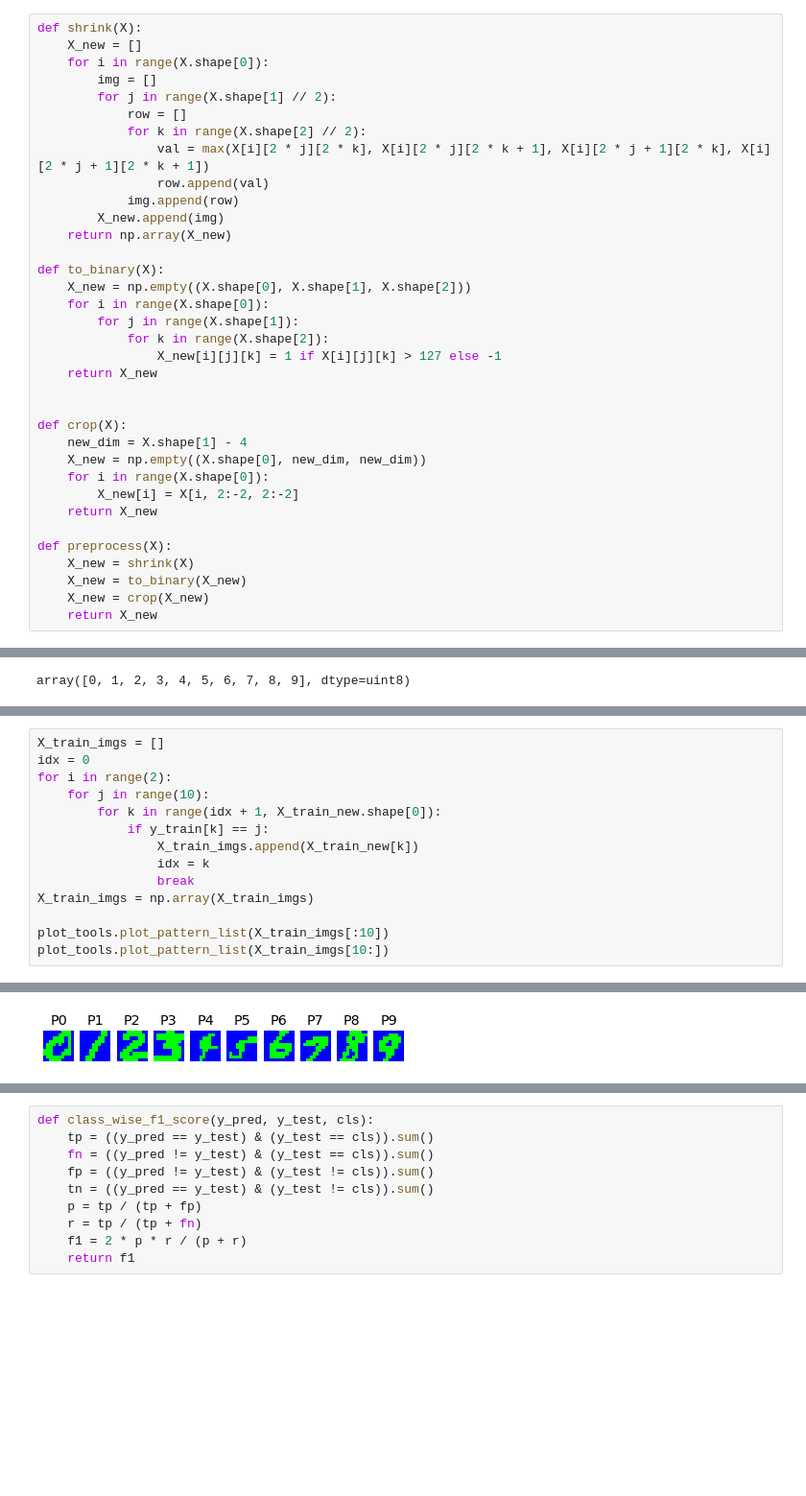
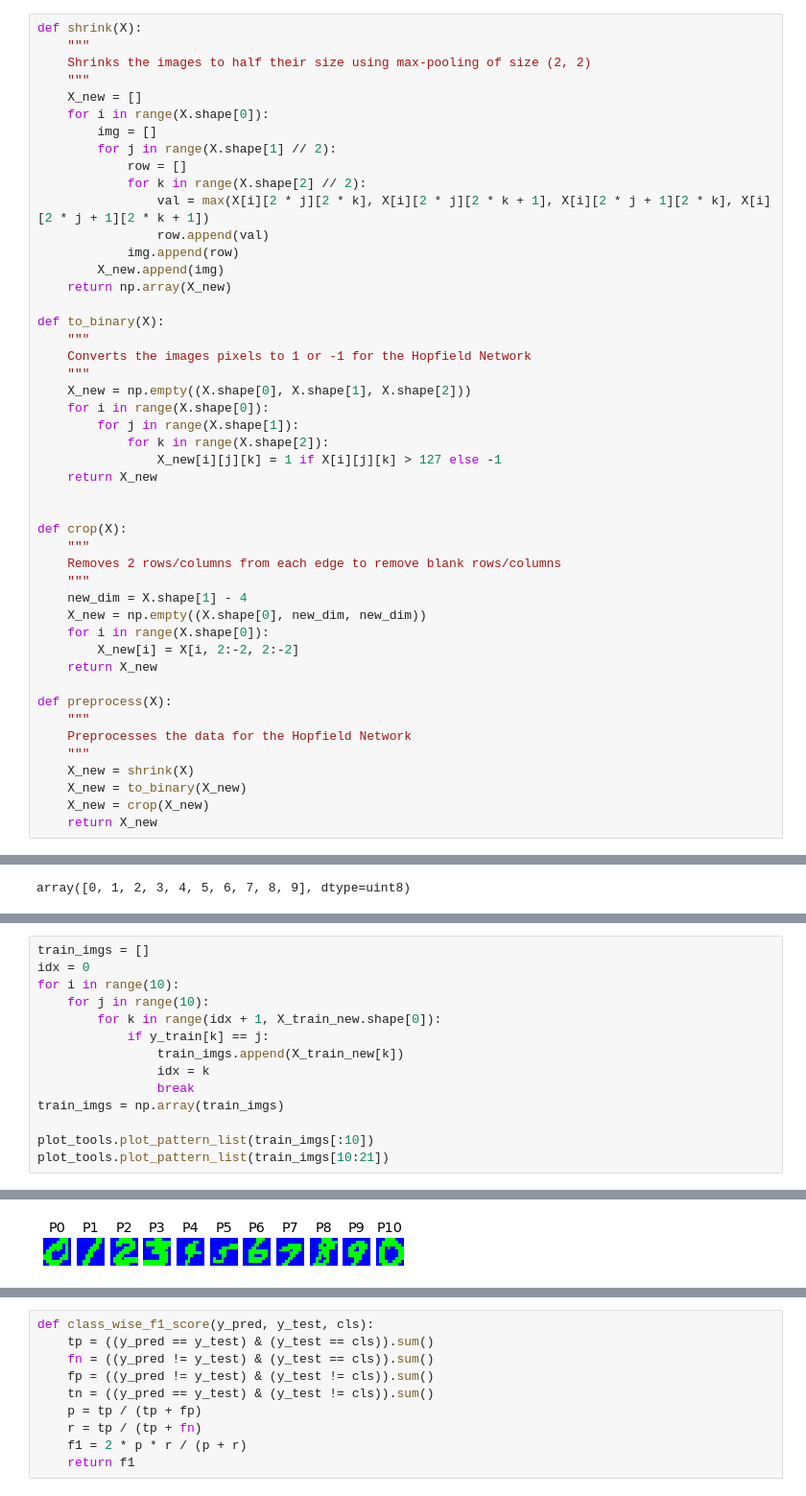
Before and after one commit to yashbg/cs786-comp-cog-sci, a Jupyter notebook: Assignment 1/190997.ipynb, the cells around one changed output, grey strips where cells are left out. Shown at 96% size. Saved outputs shown, nothing was run; the diff lists cells and outputs as text; blank space fills up the shorter version.

```diff
--- a/Assignment 1/190997.ipynb
+++ b/Assignment 1/190997.ipynb
@@ -327,6 +328,9 @@ print(X_test.shape)
 Now, let's preprocess the dataset
 # %%
 def shrink(X):
+    """
+    Shrinks the images to half their size using max-pooling of size (2, 2)
+    """
     X_new = []
     for i in range(X.shape[0]):
         img = []
@@ -340,6 +344,9 @@ def shrink(X):
     return np.array(X_new)
 
 def to_binary(X):
+    """
+    Converts the images pixels to 1 or -1 for the Hopfield Network
+    """
     X_new = np.empty((X.shape[0], X.shape[1], X.shape[2]))
     for i in range(X.shape[0]):
         for j in range(X.shape[1]):
@@ -349,6 +356,9 @@ def to_binary(X):
 
 
 def crop(X):
+    """
+    Removes 2 rows/columns from each edge to remove blank rows/columns
+    """
     new_dim = X.shape[1] - 4
     X_new = np.empty((X.shape[0], new_dim, new_dim))
     for i in range(X.shape[0]):
@@ -356,6 +366,9 @@ def crop(X):
     return X_new
 
 def preprocess(X):
+    """
+    Preprocesses the data for the Hopfield Network
+    """
     X_new = shrink(X)
     X_new = to_binary(X_new)
     X_new = crop(X_new)
@@ -386,18 +409,18 @@ array([0, 1, 2, 3, 4, 5, 6, 7, 8, 9], dtype=uint8)
 # %%
-X_train_imgs = []
+train_imgs = []
 idx = 0
-for i in range(2):
+for i in range(10):
     for j in range(10):
         for k in range(idx + 1, X_train_new.shape[0]):
             if y_train[k] == j:
-                X_train_imgs.append(X_train_new[k])
+                train_imgs.append(X_train_new[k])
                 idx = k
                 break
-X_train_imgs = np.array(X_train_imgs)
+train_imgs = np.array(train_imgs)
 
-plot_tools.plot_pattern_list(X_train_imgs[:10])
-plot_tools.plot_pattern_list(X_train_imgs[10:])
+plot_tools.plot_pattern_list(train_imgs[:10])
+plot_tools.plot_pattern_list(train_imgs[10:21])
 # %% [output]
 [figure]
-[figure, old version]
+[figure, new version]
 # %%
```
Also changed, not shown: parts of 30 cells of this notebook.
